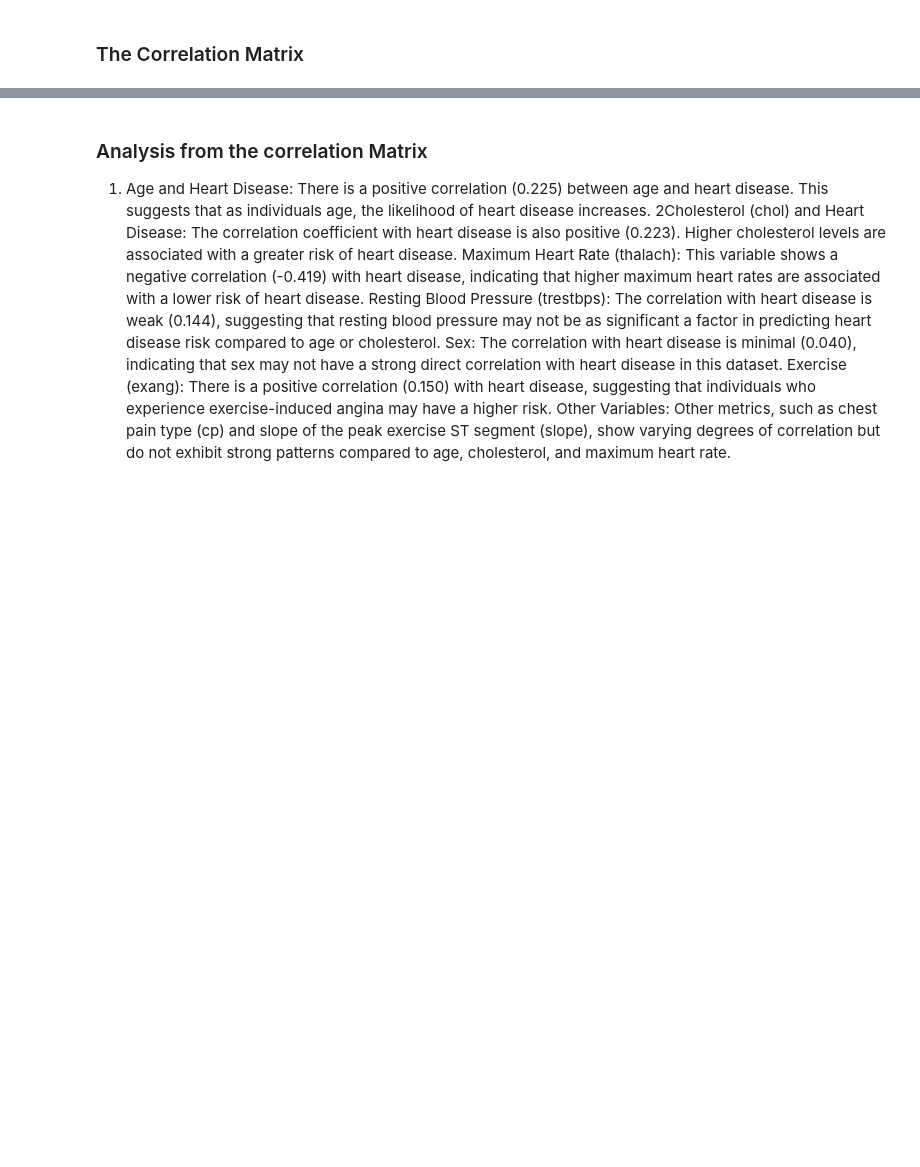
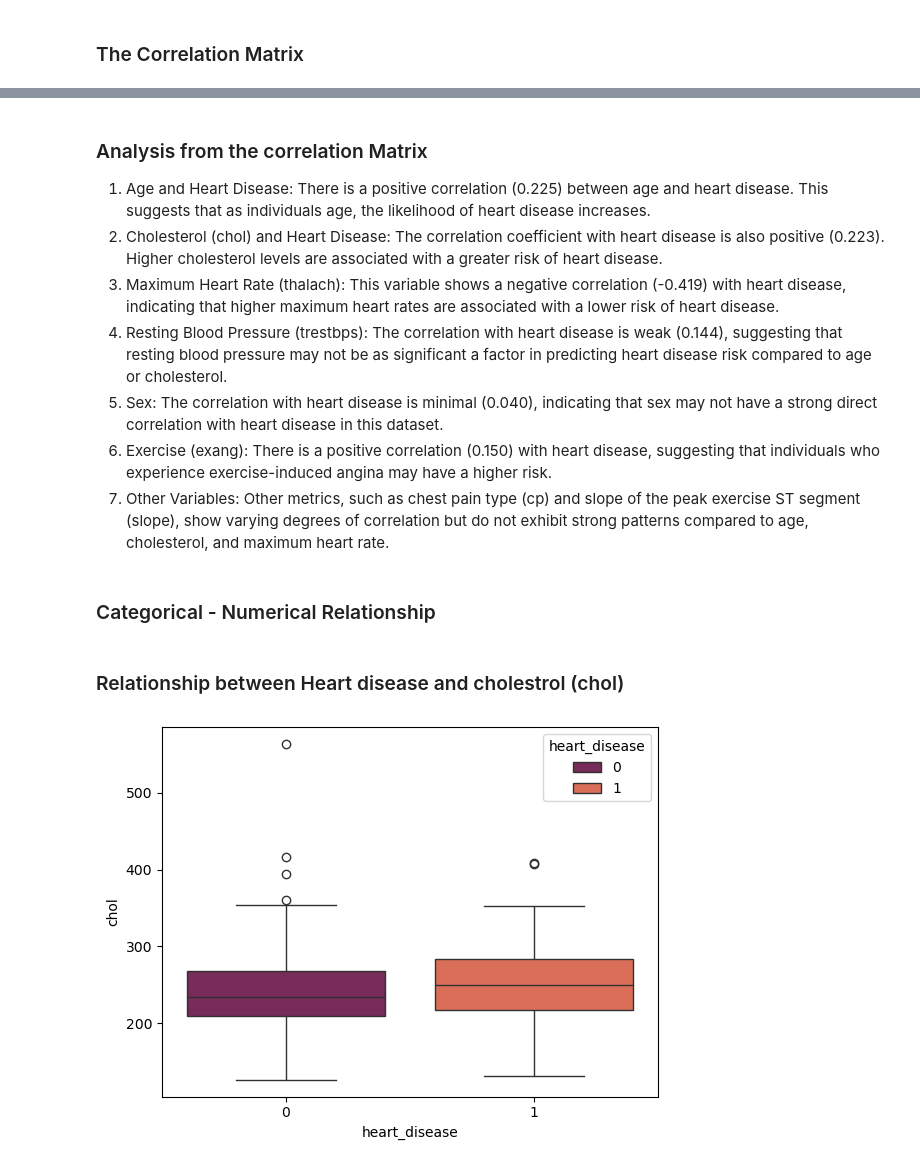
Before and after one commit to AndrewMarfo/Health-EDA, a Jupyter notebook: Health-EDA.ipynb, the cells around one changed output, grey strips where cells are left out. Saved outputs shown, nothing was run; the diff lists cells and outputs as text; code cells hidden in the pictures; blank space fills up the shorter version.

```diff
--- a/Health-EDA.ipynb
+++ b/Health-EDA.ipynb
@@ -357,9 +359,24 @@ heart_data.corr()
 ### Analysis from the correlation Matrix
 
 1) Age and Heart Disease: There is a positive correlation (0.225) between age and heart disease. This suggests that as individuals age, the likelihood of heart disease increases.
-2Cholesterol (chol) and Heart Disease: The correlation coefficient with heart disease is also positive (0.223). Higher cholesterol levels are associated with a greater risk of heart disease.
-Maximum Heart Rate (thalach): This variable shows a negative correlation (-0.419) with heart disease, indicating that higher maximum heart rates are associated with a lower risk of heart disease.
-Resting Blood Pressure (trestbps): The correlation with heart disease is weak (0.144), suggesting that resting blood pressure may not be as significant a factor in predicting heart disease risk compared to age or cholesterol.
-Sex: The correlation with heart disease is minimal (0.040), indicating that sex may not have a strong direct correlation with heart disease in this dataset.
-Exercise (exang): There is a positive correlation (0.150) with heart disease, suggesting that individuals who experience exercise-induced angina may have a higher risk.
-Other Variables: Other metrics, such as chest pain type (cp) and slope of the peak exercise ST segment (slope), show varying degrees of correlation but do not exhibit strong patterns compared to age, cholesterol, and maximum heart rate.
+2) Cholesterol (chol) and Heart Disease: The correlation coefficient with heart disease is also positive (0.223). Higher cholesterol levels are associated with a greater risk of heart disease.
+3) Maximum Heart Rate (thalach): This variable shows a negative correlation (-0.419) with heart disease, indicating that higher maximum heart rates are associated with a lower risk of heart disease.
+4) Resting Blood Pressure (trestbps): The correlation with heart disease is weak (0.144), suggesting that resting blood pressure may not be as significant a factor in predicting heart disease risk compared to age or cholesterol.
+5) Sex: The correlation with heart disease is minimal (0.040), indicating that sex may not have a strong direct correlation with heart disease in this dataset.
+6) Exercise (exang): There is a positive correlation (0.150) with heart disease, suggesting that individuals who experience exercise-induced angina may have a higher risk.
+7) Other Variables: Other metrics, such as chest pain type (cp) and slope of the peak exercise ST segment (slope), show varying degrees of correlation but do not exhibit strong patterns compared to age, cholesterol, and maximum heart rate.
+# %% [markdown]
+### Categorical - Numerical Relationship
+# %% [markdown]
+### Relationship between Heart disease and cholestrol (chol)
+# %%
+# Plotting the heart_disease vrs the chol
+sns.boxplot(
+    x='heart_disease',
+    y='chol',
+    hue = 'heart_disease',
+    palette="rocket",
+    data = heart_data
+    );
+# %% [output]
+[figure, added]
```
Also changed, not shown: parts of 16 cells of this notebook.
